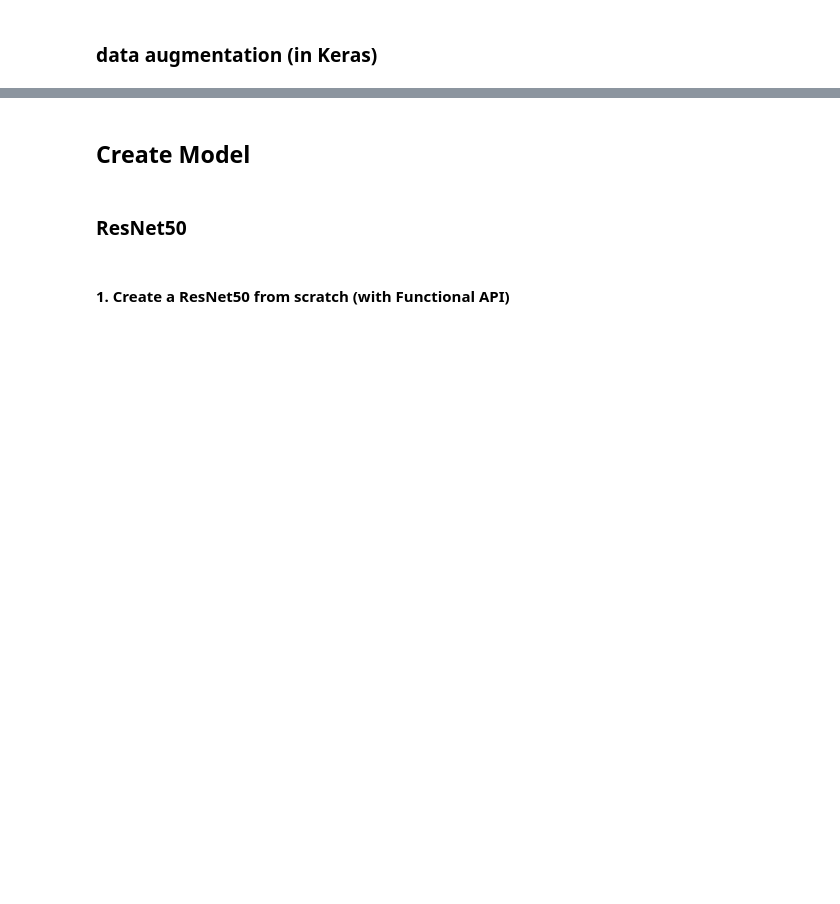
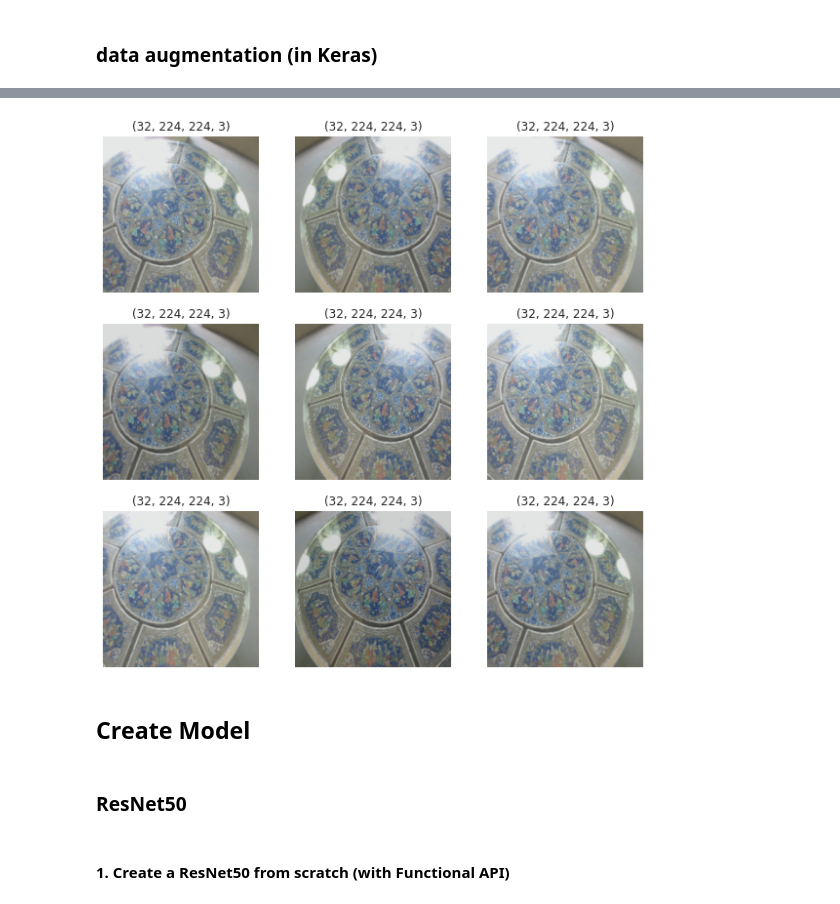
Before and after one commit to tekboart/CHB-image_classification_GradCam, a Jupyter notebook: 1. Image Classification/image_classification.ipynb, the cells around one changed output, grey strips where cells are left out. Cells and saved outputs as stored; diff of their text form; code cells hidden in the pictures; blank space fills up the shorter version.

```diff
--- a/1. Image Classification/image_classification.ipynb
+++ b/1. Image Classification/image_classification.ipynb
@@ -499,0 +568,50 @@ for i in range(9):
+# %%
+# method 2: using Keras Seq model
+def img_augmentation_model(input_shape:tuple=None, value_range:tuple=(0.0, 255.0)) -> tf.keras.Sequential.__class__:
+    '''
+    augment img data to reduce overfitting and make the model more robust
+    * pros of this model: using Keras for Data augmentation is inactive at test time so input images will only be augmented during calls to Model.fit (not Model.evaluate or Model.predict).
+
+    arguments:
+        input_shape: the shape of the input images (to this func)
+        value_range: tuple of 2 floats for the lower and upper limit of the values of the input data.
+          * Defaults to [0.0, 255.0]. Can be changed to e.g. [0.0, 1.0] or [-1.0, 1.0] if the image input has been scaled before this layer.
+          * The brightness adjustment will be scaled to this range, and the output values will be clipped to this range.
+
+    returns:
+        tf.keras.Sequential
+    '''
+    model = tf.keras.Sequential()
+    model.add(tfl.RandomBrightness(factor=.1, value_range=value_range))
+    model.add(tfl.RandomContrast(.6, 1.2))
+    model.add(tfl.RandomFlip("horizontal"))
+    model.add(tfl.RandomCrop(int(input_shape[0]*.9), int(input_shape[1]*.9)))
+    # not so good as RandomCrop it's deterministic for the same H, W
+    # model.add(tf.keras.layers.CenterCrop(int(input_shape[0]*.9), int(input_shape[1]*.9)))
+    # model.add(tfl.RandomTranslation(.1, .1))
+    # model.add(tfl.RandomZoom(0.9))
+    model.add(tfl.RandomRotation(0.005))
+
+    # resize back the augmented image to the input's shape
+    # no need if use a preprocessing layer after it (to resize the inputs)
+    model.add(tfl.Resizing(input_shape[0], input_shape[1]))
+    return model
+
+grace_hopper = tf.keras.utils.get_file('image.jpg','https://storage.googleapis.com/download.tensorflow.org/example_images/grace_hopper.jpg')
+grace_hopper = np.array(Image.open(grace_hopper).resize((input_shape[0], input_shape[1]))).astype(np.float32)/255.
+images = np.expand_dims(grace_hopper, axis=0)
+# plt.imshow(image[0])
+
+# if images are [0..1] (normalized)
+# images = next(iter(train_ds))[0]
+# if images are [0..255]
+images = next(iter(train_ds))[0]/255.
+
+plt.figure(figsize=(10, 10))
+for i in range(9):
+  augmented_images = img_augmentation_model(input_shape, value_range=(0.0, 1.0))(images)
+  ax = plt.subplot(3, 3, i + 1)
+  plt.imshow(augmented_images[0])
+  plt.title(augmented_images.shape)
+  plt.axis("off")
+# %% [output]
@@ -499,0 +640 @@ for i in range(9):
+[figure, added]
```
Also changed, not shown: parts of 71 cells of this notebook.
